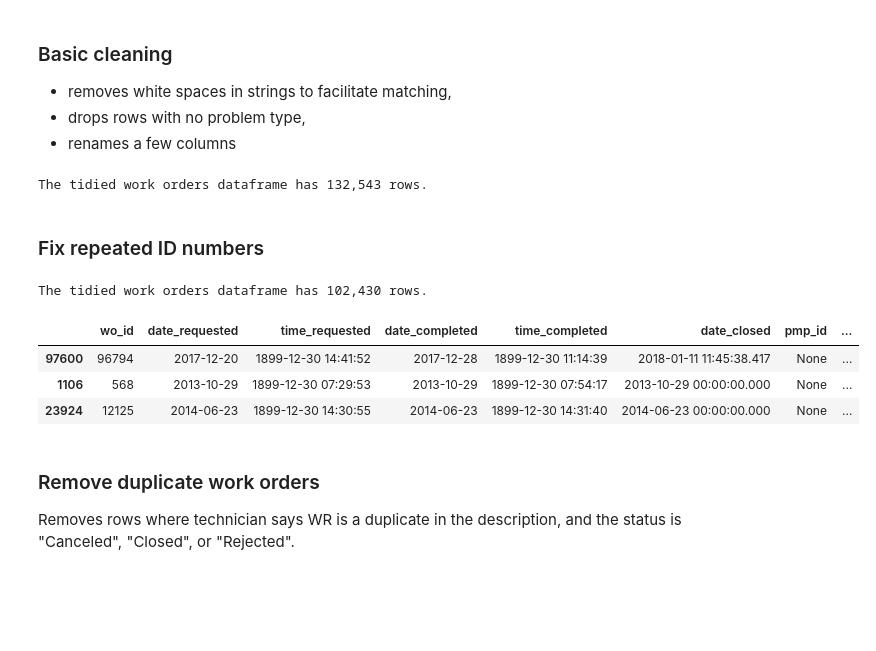
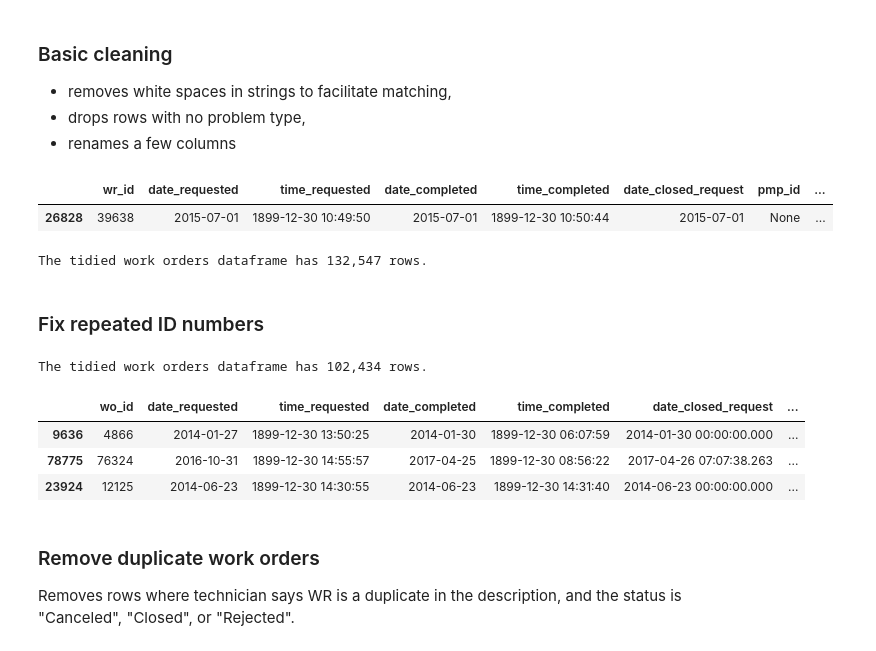
Before and after one commit to department-of-general-services/KPI_central, a Jupyter notebook: FMD_scorecard.ipynb, the cells around one changed output. Saved outputs shown, nothing was run; the diff lists cells and outputs as text; code cells hidden in the pictures; blank space fills up the shorter version.

```diff
--- a/FMD_scorecard.ipynb
+++ b/FMD_scorecard.ipynb
@@ -35,17 +35,21 @@ password = config["PASSWORD"]
 db = config["DB"]
 
 # Connect to Archibus database
-conn = pyodbc.connect(f"DRIVER=ODBC Driver 17 for SQL Server;SERVER={server};DATABASE={db};UID={user};PWD={password}")
+conn = pyodbc.connect(
+    f"DRIVER=ODBC Driver 17 for SQL Server;SERVER={server};DATABASE={db};UID={user};PWD={password}"
+)
 cursor = conn.cursor()
 
 # Open a file with our basic SQL query
 query_path = Path.cwd() / "sql" / "input_for_FMD_KPIs.sql"
-fd = open(query_path, 'r')
+fd = open(query_path, "r")
 sqlFile = fd.read()
 fd.close()
 
 # Query the database
-kpis_raw = pd.read_sql(sqlFile, conn, parse_dates=['date_requested', 'date_completed', 'date_closed'] )
+kpis_raw = pd.read_sql(
+    sqlFile, conn, parse_dates=["date_requested", "date_completed", "date_closed"]
+)
 conn.close()
 
 print(f"The KPIs raw dataframe has {kpis_raw.shape[0]:,} rows.")
@@ -63,44 +67,40 @@ The KPIs raw dataframe has 133,070 rows.
 - removes white spaces in strings to facilitate matching,
 - drops rows with no problem type,
 - renames a few columns
-# %%
-def tidy_up_wr(df):
-    df = df.copy()
-    df = df.loc[:, ~df.columns.duplicated()]
-    df = df.dropna(subset=["wo_id", "problem_type"])
-    df = df.applymap(lambda x: x.strip() if isinstance(x, str) else x)
-    df["wo_id"] = df["wo_id"].astype(int).astype(str)
-    cond_valid = ~df["problem_type"].str.contains("TEST")
-    df = df[cond_valid]
-    df["status"] = df["status"].replace("A", "AA", regex=False)
-    return df
-
-# apply the tidy up function
-wr_tidy = tidy_up_wr(kpis_raw)
-
-print(f"The tidied work orders dataframe has {wr_tidy.shape[0]:,} rows.")
-# %% [output]
-The tidied work orders dataframe has 132,543 rows.
+# %%
+cond = kpis_raw["wr_id"] == 39638
+kpis_raw[cond]
+# %% [output]
+|  | wr_id | date_requested | time_requested | date_completed | time_completed | date_closed_request | pmp_id | ... |
+| 26828 | 39638 | 2015-07-01 | 1899-12-30 10:49:50 | 2015-07-01 | 1899-12-30 10:50:44 | 2015-07-01 | None | ... |
+# %%
+# apply the tidy up function
+wr_tidy = tidy_up_wr(kpis_raw)
+
+print(f"The tidied work orders dataframe has {wr_tidy.shape[0]:,} rows.")
+# %% [output]
+The tidied work orders dataframe has 132,547 rows.
 # %% [markdown]
 ### Fix repeated ID numbers
 # %%
 def unique_ids(df):
     df = df.copy()
-    df = df.sort_values(['wo_id', 'supervisor'])
-    df = df.drop_duplicates(subset=['wo_id', 'date_requested'], keep='first')
+    df = df.sort_values(["wr_id", "supervisor"])
+    df = df.drop_duplicates(subset=["wr_id", "date_requested"], keep="first")
     return df
+
 
 wr_unique_ids = unique_ids(wr_tidy)
 
 print(f"The tidied work orders dataframe has {wr_unique_ids.shape[0]:,} rows.")
-#print(wr_unique_ids.info())
+# print(wr_unique_ids.info())
 wr_unique_ids.sample(3, random_state=444)
 # %% [output]
-The tidied work orders dataframe has 102,430 rows.
+The tidied work orders dataframe has 102,434 rows.
-|  | wo_id | date_requested | time_requested | date_completed | time_completed | date_closed | pmp_id | ... |
-| 97600 | 96794 | 2017-12-20 | 1899-12-30 14:41:52 | 2017-12-28 | 1899-12-30 11:14:39 | 2018-01-11 11:45:38.417 | None | ... |
-| 1106 | 568 | 2013-10-29 | 1899-12-30 07:29:53 | 2013-10-29 | 1899-12-30 07:54:17 | 2013-10-29 00:00:00.000 | None | ... |
-| 23924 | 12125 | 2014-06-23 | 1899-12-30 14:30:55 | 2014-06-23 | 1899-12-30 14:31:40 | 2014-06-23 00:00:00.000 | None | ... |
+|  | wo_id | date_requested | time_requested | date_completed | time_completed | date_closed_request | ... |
+| 9636 | 4866 | 2014-01-27 | 1899-12-30 13:50:25 | 2014-01-30 | 1899-12-30 06:07:59 | 2014-01-30 00:00:00.000 | ... |
+| 78775 | 76324 | 2016-10-31 | 1899-12-30 14:55:57 | 2017-04-25 | 1899-12-30 08:56:22 | 2017-04-26 07:07:38.263 | ... |
+| 23924 | 12125 | 2014-06-23 | 1899-12-30 14:30:55 | 2014-06-23 | 1899-12-30 14:31:40 | 2014-06-23 00:00:00.000 | ... |
 # %% [markdown]
 ### Remove duplicate work orders
 Removes rows where technician says WR is a duplicate in the description, and the status is "Canceled", "Closed", or "Rejected".
```
Also changed, not shown: parts of 22 cells of this notebook, 2 other files.
